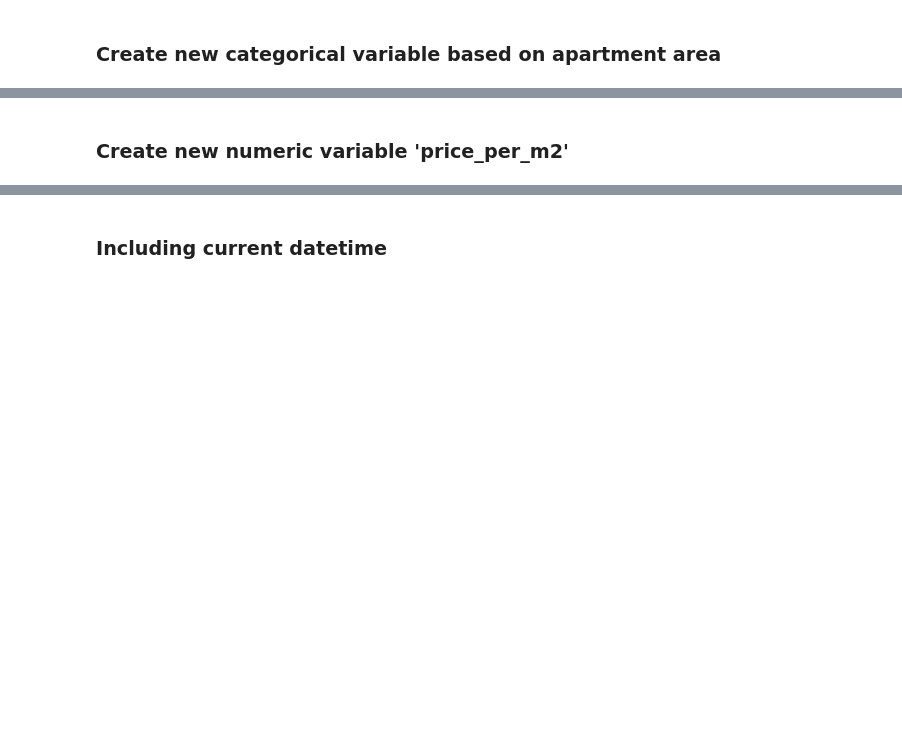
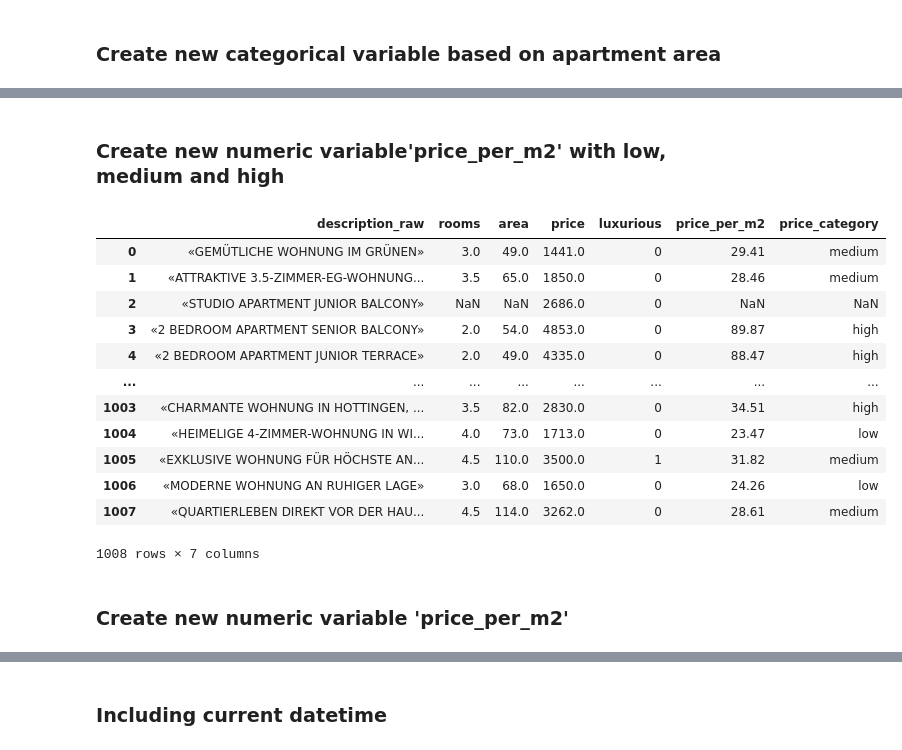
Before and after one commit to oetiklu1/data_analytics, a Jupyter notebook: Week_03/apartments_data_preparation_zuerich.ipynb, the cells around one changed output, grey strips where cells are left out. Drawn from its saved outputs; the diff is of its cells as text; code cells hidden in the pictures; blank space fills up the shorter version.

```diff
--- a/Week_03/apartments_data_preparation_zuerich.ipynb
+++ b/Week_03/apartments_data_preparation_zuerich.ipynb
@@ -205,5 +314,35 @@ df[['area', 'area_cat']]
-# %% [markdown]
-### Create new numeric variable 'price_per_m2'
+# %% [markdown]
+### Create new numeric variable'price_per_m2' with low, medium and high
+# %%
+
+# Create the new variable
+df['price_per_m2'] = round(df['price'] / df['area'], 2)
+
+# Define bins and labels
+bins = [0, df['price_per_m2'].quantile(0.33), df['price_per_m2'].quantile(0.66), df['price_per_m2'].max()]
+labels = ['low', 'medium', 'high']
+
+# Create the new categorical variable
+df['price_category'] = pd.cut(df['price_per_m2'], bins=bins, labels=labels, include_lowest=True)
+
+# Show values
+df[['description_raw', 'rooms', 'area', 'price', 'luxurious', 'price_per_m2', 'price_category']]
+# %% [output]
+|  | description_raw | rooms | area | price | luxurious | price_per_m2 | price_category |
+| 0 | «GEMÜTLICHE WOHNUNG IM GRÜNEN» | 3.0 | 49.0 | 1441.0 | 0 | 29.41 | medium |
+| 1 | «ATTRAKTIVE 3.5-ZIMMER-EG-WOHNUNG... | 3.5 | 65.0 | 1850.0 | 0 | 28.46 | medium |
+| 2 | «STUDIO APARTMENT JUNIOR BALCONY» | NaN | NaN | 2686.0 | 0 | NaN | NaN |
+| 3 | «2 BEDROOM APARTMENT SENIOR BALCONY» | 2.0 | 54.0 | 4853.0 | 0 | 89.87 | high |
+| 4 | «2 BEDROOM APARTMENT JUNIOR TERRACE» | 2.0 | 49.0 | 4335.0 | 0 | 88.47 | high |
+| ... | ... | ... | ... | ... | ... | ... | ... |
+| 1003 | «CHARMANTE WOHNUNG IN HOTTINGEN, ... | 3.5 | 82.0 | 2830.0 | 0 | 34.51 | high |
+| 1004 | «HEIMELIGE 4-ZIMMER-WOHNUNG IN WI... | 4.0 | 73.0 | 1713.0 | 0 | 23.47 | low |
+| 1005 | «EXKLUSIVE WOHNUNG FÜR HÖCHSTE AN... | 4.5 | 110.0 | 3500.0 | 1 | 31.82 | medium |
+| 1006 | «MODERNE WOHNUNG AN RUHIGER LAGE» | 3.0 | 68.0 | 1650.0 | 0 | 24.26 | low |
+| 1007 | «QUARTIERLEBEN DIREKT VOR DER HAU... | 4.5 | 114.0 | 3262.0 | 0 | 28.61 | medium |
+1008 rows × 7 columns
+# %% [markdown]
+### Create new numeric variable 'price_per_m2'
 # %%
 # Create the new variable
 df['price_per_m2'] = round(df['price'] / df['area'], 2)
```
Also changed, not shown: parts of 15 cells of this notebook, 2 other files.
